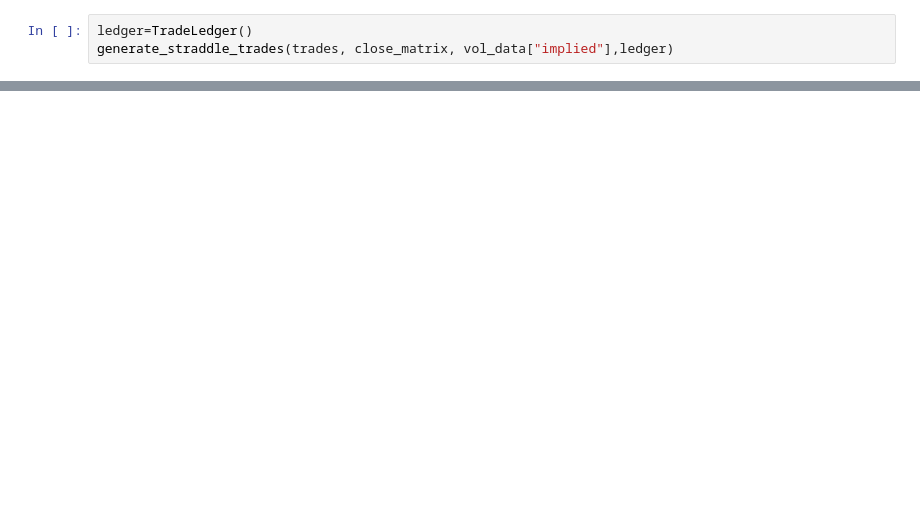
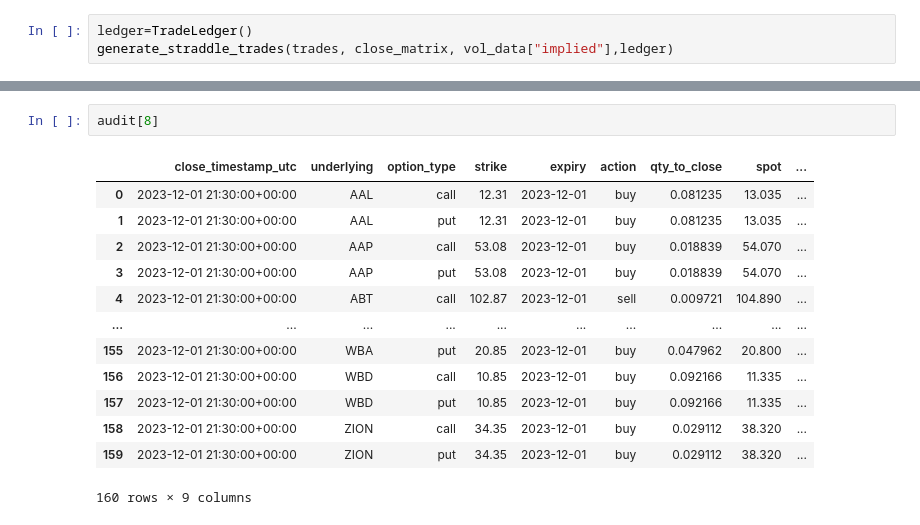
Before and after one commit to stirlitzzz/vol_forecast, a Jupyter notebook: notebooks/har_checkpoint9_pnl.ipynb, the cells around one changed output, grey strips where cells are left out. Cells and saved outputs as stored; diff of their text form; blank space fills up the shorter version.

```diff
--- a/notebooks/har_checkpoint9_pnl.ipynb
+++ b/notebooks/har_checkpoint9_pnl.ipynb
@@ -331,0 +410,16 @@ ledger.trades
+# %%
+audit[8]
+# %% [output]
+|  | close_timestamp_utc | underlying | option_type | strike | expiry | action | qty_to_close | spot | ... |
+| 0 | 2023-12-01 21:30:00+00:00 | AAL | call | 12.31 | 2023-12-01 | buy | 0.081235 | 13.035 | ... |
+| 1 | 2023-12-01 21:30:00+00:00 | AAL | put | 12.31 | 2023-12-01 | buy | 0.081235 | 13.035 | ... |
+| 2 | 2023-12-01 21:30:00+00:00 | AAP | call | 53.08 | 2023-12-01 | buy | 0.018839 | 54.070 | ... |
+| 3 | 2023-12-01 21:30:00+00:00 | AAP | put | 53.08 | 2023-12-01 | buy | 0.018839 | 54.070 | ... |
+| 4 | 2023-12-01 21:30:00+00:00 | ABT | call | 102.87 | 2023-12-01 | sell | 0.009721 | 104.890 | ... |
+| ... | ... | ... | ... | ... | ... | ... | ... | ... | ... |
+| 155 | 2023-12-01 21:30:00+00:00 | WBA | put | 20.85 | 2023-12-01 | buy | 0.047962 | 20.800 | ... |
+| 156 | 2023-12-01 21:30:00+00:00 | WBD | call | 10.85 | 2023-12-01 | buy | 0.092166 | 11.335 | ... |
+| 157 | 2023-12-01 21:30:00+00:00 | WBD | put | 10.85 | 2023-12-01 | buy | 0.092166 | 11.335 | ... |
+| 158 | 2023-12-01 21:30:00+00:00 | ZION | call | 34.35 | 2023-12-01 | buy | 0.029112 | 38.320 | ... |
+| 159 | 2023-12-01 21:30:00+00:00 | ZION | put | 34.35 | 2023-12-01 | buy | 0.029112 | 38.320 | ... |
+160 rows × 9 columns
```
Also changed, not shown: parts of 21 cells of this notebook, 11 other files.
